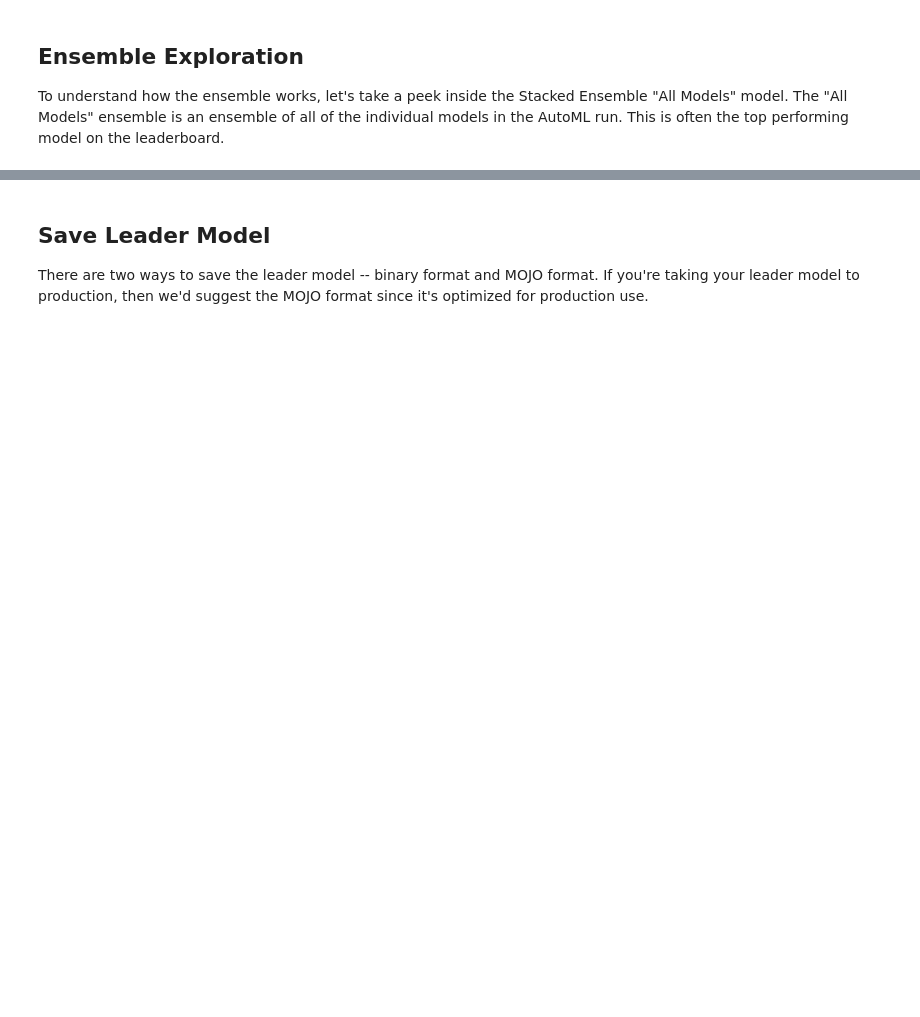
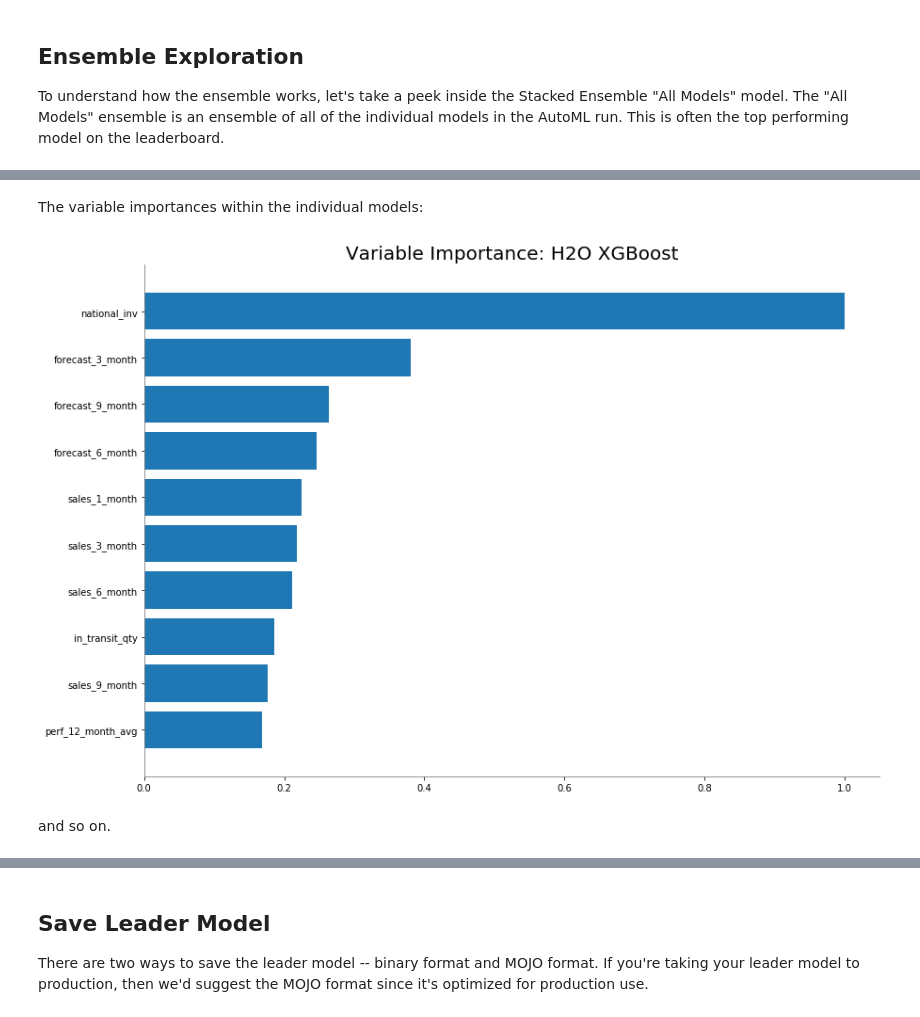
Before and after one commit to dotmesh-io/demos, a Jupyter notebook: h2o/automl_binary_classification_product_backorders.ipynb, the cells around one changed output, grey strips where cells are left out. Saved outputs shown, nothing was run; the diff lists cells and outputs as text; code cells hidden in the pictures; blank space fills up the shorter version.

```diff
--- a/h2o/automl_binary_classification_product_backorders.ipynb
+++ b/h2o/automl_binary_classification_product_backorders.ipynb
@@ -104,0 +468,8 @@ metalearner.std_coef_plot()
+# %% [markdown]
+The variable importances within the individual models:
+# %%
+h2o.get_model([mid for mid in model_ids if "XGBoost_1" in mid][0]).varimp_plot()
+# %% [output]
+[figure, added]
+# %% [markdown]
+and so on.
```
Also changed, not shown: parts of 28 cells of this notebook.
